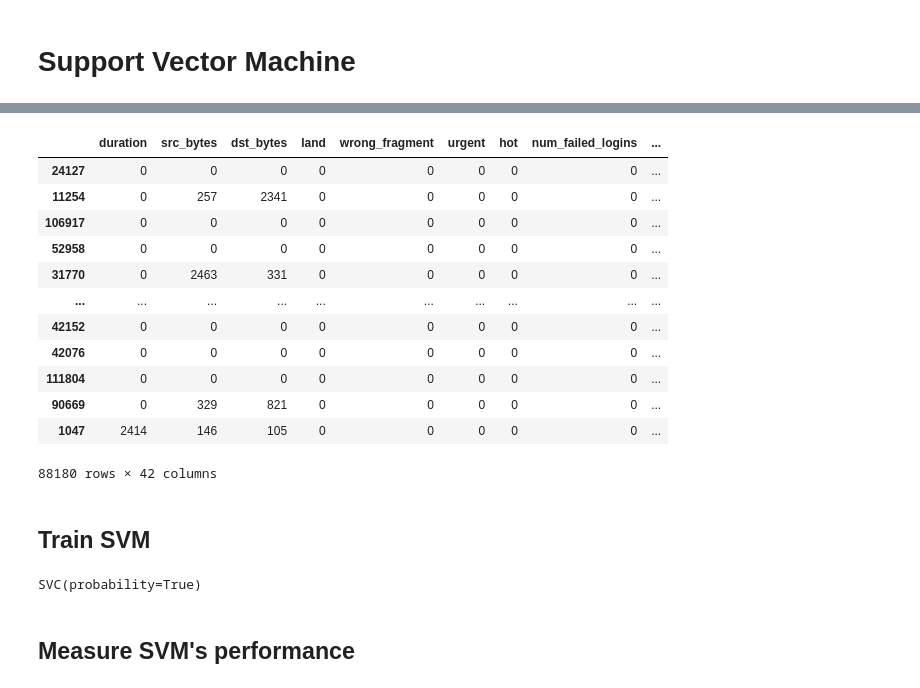
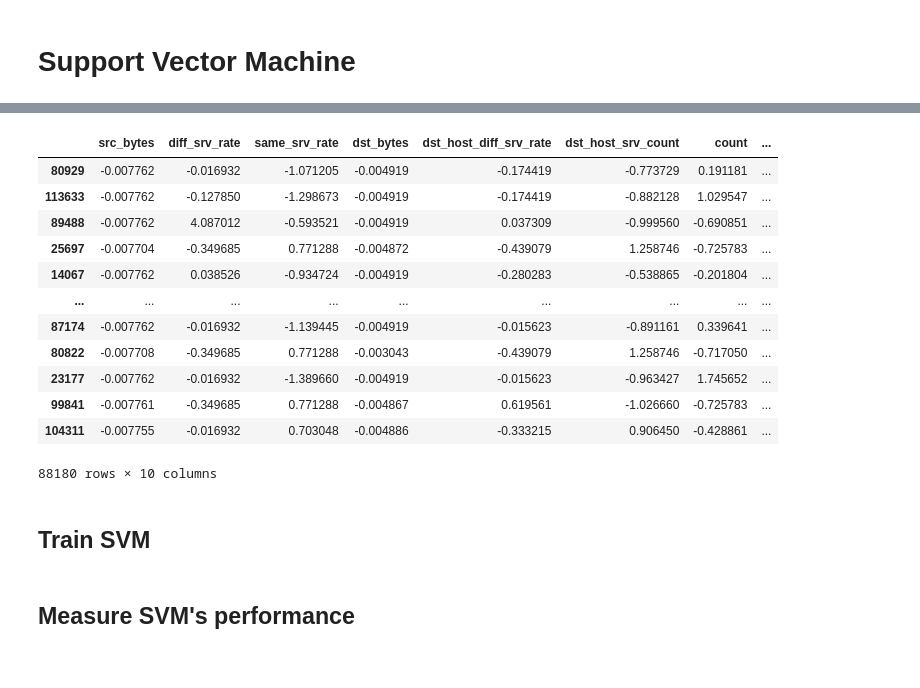
Before and after one commit to HarrisKucukalic/CSS2_Group_3, a Jupyter notebook: Group3_Tutorial1_CodeImplementation_1.ipynb, the cells around one changed output, grey strips where cells are left out. Cells and saved outputs as stored; diff of their text form; code cells hidden in the pictures.

```diff
--- a/Group3_Tutorial1_CodeImplementation_1.ipynb
+++ b/Group3_Tutorial1_CodeImplementation_1.ipynb
@@ -744,3 +707,22 @@ len(int_data_no_strings.columns)
 # len(selected_features.tolist())
 # %% [markdown]
 # Support Vector Machine
+# %%
+from sklearn.preprocessing import StandardScaler
+from matplotlib import pyplot
+# Create a subset of the dataset excluding the specified columns
+c = Train_numeric_cols.copy()
+subset_data_train = c.drop(columns=['attack_group'])
+
+# Perform z-score normalization on the selected numeric columns
+std_scaler = StandardScaler()
+normalized_data_train = std_scaler.fit_transform(subset_data_train)
+
+# Create a DataFrame with normalized numeric columns
+normalized_df_train = pd.DataFrame(normalized_data_train, columns=subset_data_train.columns)
+
+# Add the 'attack_group' column back to the normalized DataFrame
+normalized_df_train['attack_group'] = Train_numeric_cols['attack_group']
+
+# Describe the normalized DataFrame
+normalized_df_train
@@ -747,22 +743,24 @@ len(int_data_no_strings.columns)
+# %%
+normalized_df_train = normalized_df_train[['src_bytes', 'diff_srv_rate', 'same_srv_rate', 'dst_bytes', 'dst_host_diff_srv_rate', 'dst_host_srv_count', 'count', 'dst_host_same_srv_rate', 'dst_host_serror_rate', 'serror_rate', 'attack_group']]
 # %%
 from sklearn.model_selection import train_test_split
-X_train = Train_numeric_cols.drop(["attack_group"], axis=1)
-y_train = Train_numeric_cols["attack_group"]
+X_train = normalized_df_train.drop(["attack_group"], axis=1)
+y_train = normalized_df_train["attack_group"]
 X_train, X_test, y_train, y_test = train_test_split(X_train, y_train, test_size=0.3)
 X_train
 # %% [output]
-|  | duration | src_bytes | dst_bytes | land | wrong_fragment | urgent | hot | num_failed_logins | ... |
-| 24127 | 0 | 0 | 0 | 0 | 0 | 0 | 0 | 0 | ... |
-| 11254 | 0 | 257 | 2341 | 0 | 0 | 0 | 0 | 0 | ... |
-| 106917 | 0 | 0 | 0 | 0 | 0 | 0 | 0 | 0 | ... |
-| 52958 | 0 | 0 | 0 | 0 | 0 | 0 | 0 | 0 | ... |
-| 31770 | 0 | 2463 | 331 | 0 | 0 | 0 | 0 | 0 | ... |
-| ... | ... | ... | ... | ... | ... | ... | ... | ... | ... |
-| 42152 | 0 | 0 | 0 | 0 | 0 | 0 | 0 | 0 | ... |
-| 42076 | 0 | 0 | 0 | 0 | 0 | 0 | 0 | 0 | ... |
-| 111804 | 0 | 0 | 0 | 0 | 0 | 0 | 0 | 0 | ... |
-| 90669 | 0 | 329 | 821 | 0 | 0 | 0 | 0 | 0 | ... |
-| 1047 | 2414 | 146 | 105 | 0 | 0 | 0 | 0 | 0 | ... |
+|  | src_bytes | diff_srv_rate | same_srv_rate | dst_bytes | dst_host_diff_srv_rate | dst_host_srv_count | count | ... |
+| 80929 | -0.007762 | -0.016932 | -1.071205 | -0.004919 | -0.174419 | -0.773729 | 0.191181 | ... |
+| 113633 | -0.007762 | -0.127850 | -1.298673 | -0.004919 | -0.174419 | -0.882128 | 1.029547 | ... |
+| 89488 | -0.007762 | 4.087012 | -0.593521 | -0.004919 | 0.037309 | -0.999560 | -0.690851 | ... |
+| 25697 | -0.007704 | -0.349685 | 0.771288 | -0.004872 | -0.439079 | 1.258746 | -0.725783 | ... |
+| 14067 | -0.007762 | 0.038526 | -0.934724 | -0.004919 | -0.280283 | -0.538865 | -0.201804 | ... |
+| ... | ... | ... | ... | ... | ... | ... | ... | ... |
+| 87174 | -0.007762 | -0.016932 | -1.139445 | -0.004919 | -0.015623 | -0.891161 | 0.339641 | ... |
+| 80822 | -0.007708 | -0.349685 | 0.771288 | -0.003043 | -0.439079 | 1.258746 | -0.717050 | ... |
+| 23177 | -0.007762 | -0.016932 | -1.389660 | -0.004919 | -0.015623 | -0.963427 | 1.745652 | ... |
+| 99841 | -0.007761 | -0.349685 | 0.771288 | -0.004867 | 0.619561 | -1.026660 | -0.725783 | ... |
+| 104311 | -0.007755 | -0.016932 | 0.703048 | -0.004886 | -0.333215 | 0.906450 | -0.428861 | ... |
-88180 rows × 42 columns
+88180 rows × 10 columns
 # %%
 # Get the last two hundred samples from the test  to be the future data samples
@@ -777,8 +775,6 @@ y_test_base = y_test_base[0:-2500]
 # %%
 SVM_classifier = SVC(probability=True)
 SVM_classifier.fit(X_train, y_train)
-# %% [output]
-SVC(probability=True)
 # %% [markdown]
 ## Measure SVM's performance
 # %%
```
Also changed, not shown: parts of 128 cells of this notebook.
